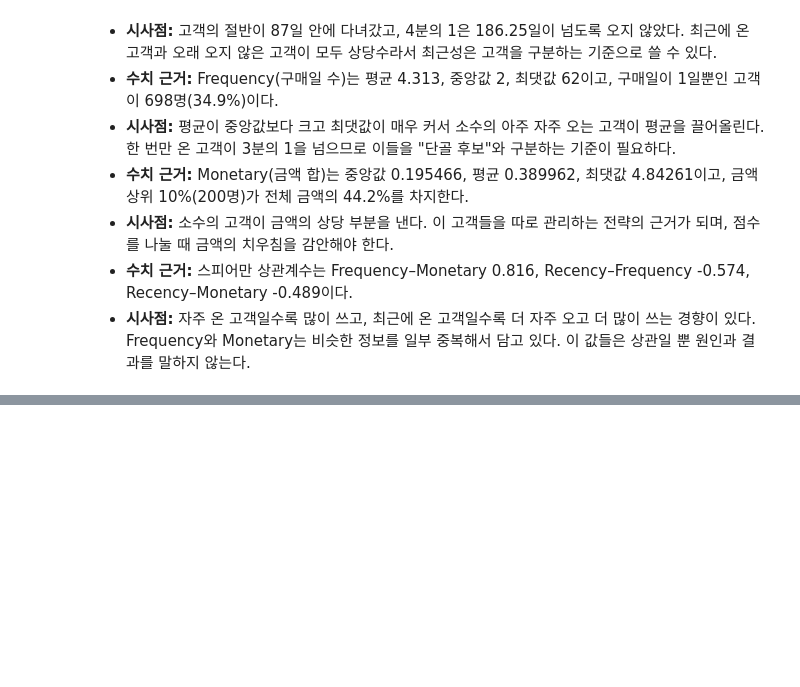
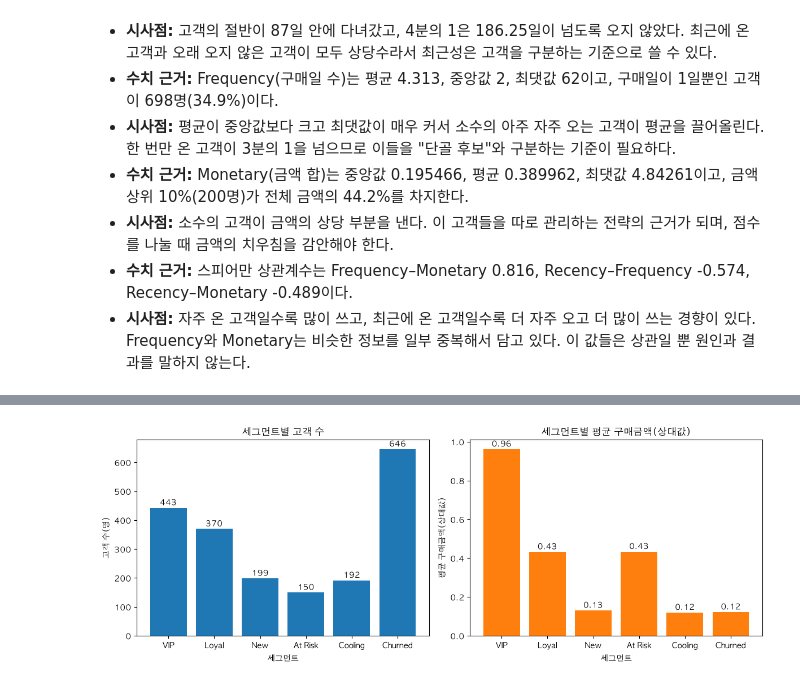
Before and after one commit to kimch0612/Codyssey_A1-1, a Jupyter notebook: notebooks/analysis_report.ipynb, the cells around one changed output, grey strips where cells are left out. Drawn from its saved outputs; the diff is of its cells as text; code cells hidden in the pictures; blank space fills up the shorter version.

```diff
--- a/notebooks/analysis_report.ipynb
+++ b/notebooks/analysis_report.ipynb
@@ -1209,0 +1310,6 @@ Frequency·Monetary 동일: True
+# %%
+segmented = analyzer.segment_customers(scored)
+print(f"분류된 고객: {segmented['segment'].notna().sum():,}명 / 세그먼트 수: {segmented['segment'].nunique()}개")
+summary = analyzer.segment_summary(segmented)
+summary.round({"avg_recency": 1, "avg_frequency": 2, "avg_monetary": 3, "total_monetary": 3,
+               "customer_pct": 1, "monetary_pct": 1})
@@ -1209,0 +1347,18 @@ Frequency·Monetary 동일: True
+# %%
+# 막대그래프: 세그먼트별 고객 수와 평균 구매금액
+fig, axes = plt.subplots(1, 2, figsize=(12, 4.5))
+bars = axes[0].bar(summary["segment"], summary["customers"], color="tab:blue")
+axes[0].bar_label(bars)
+axes[0].set_title("세그먼트별 고객 수")
+axes[0].set_xlabel("세그먼트")
+axes[0].set_ylabel("고객 수(명)")
+
+bars = axes[1].bar(summary["segment"], summary["avg_monetary"], color="tab:orange")
+axes[1].bar_label(bars, fmt="%.2f")
+axes[1].set_title("세그먼트별 평균 구매금액(상대값)")
+axes[1].set_xlabel("세그먼트")
+axes[1].set_ylabel("평균 구매금액(상대값)")
+plt.tight_layout()
+plt.show()
+# %% [output]
+[figure, added]
```
Also changed, not shown: parts of 9 cells of this notebook, 1 other file.
